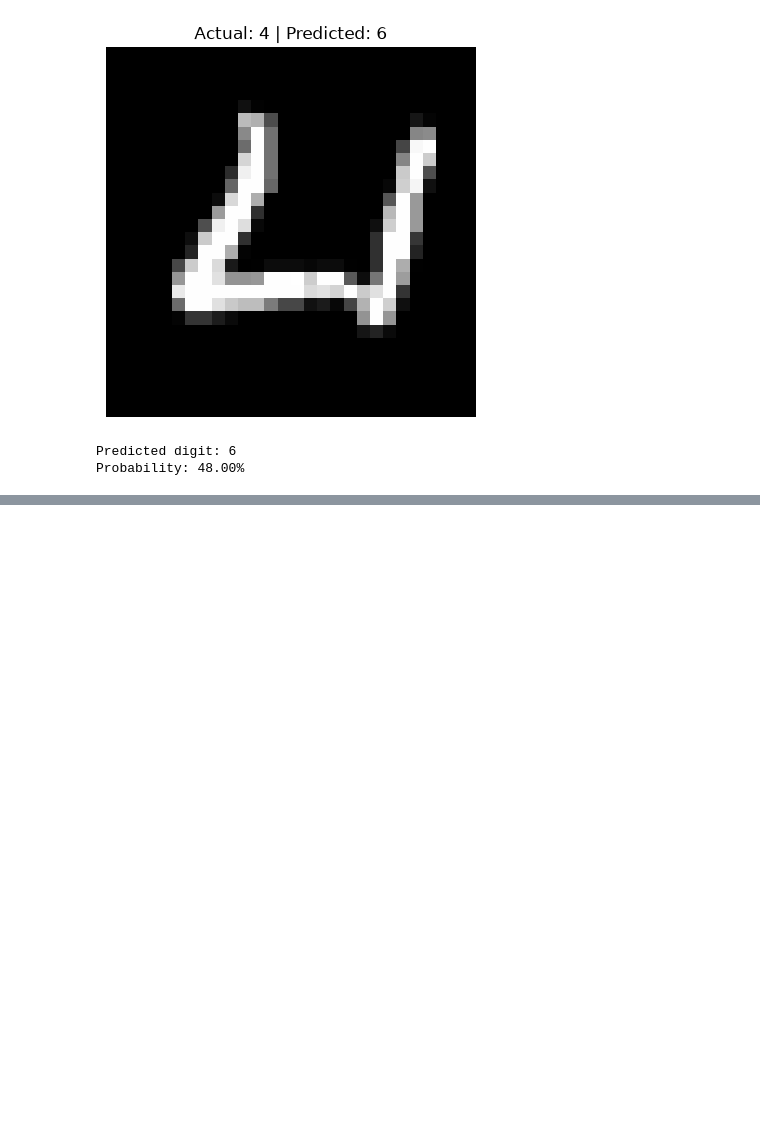
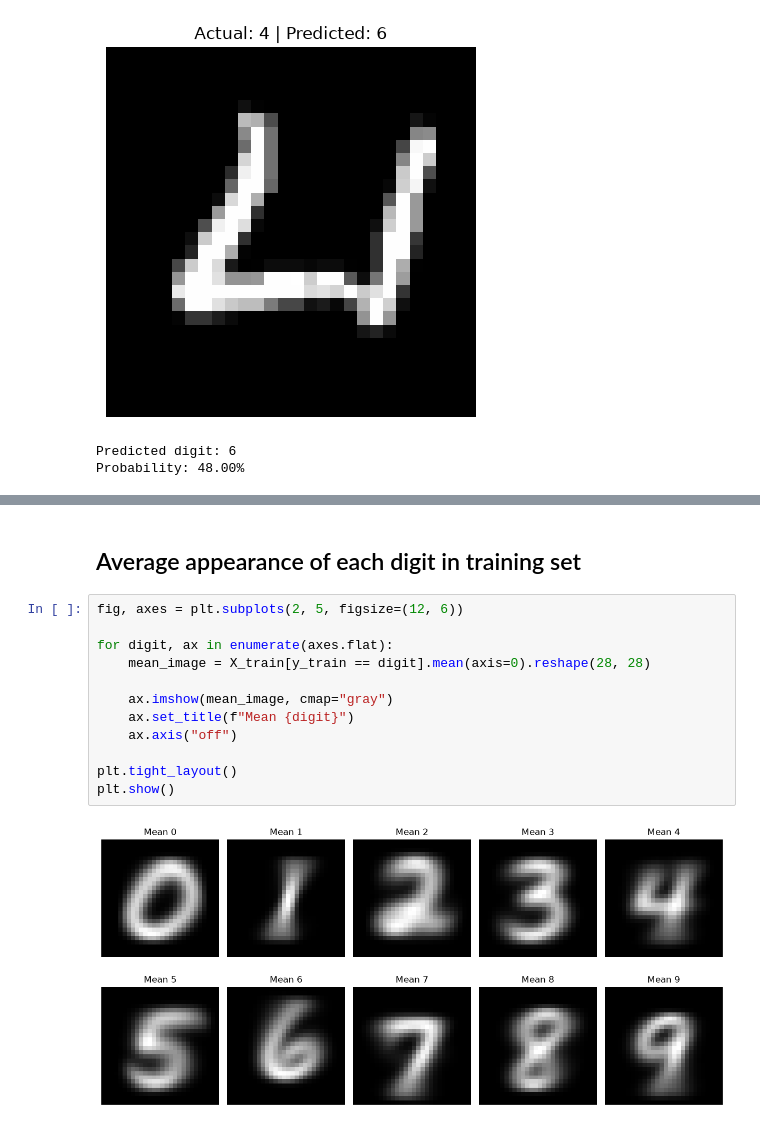
Before and after one commit to aditya-jyrj/ising-rl, a Jupyter notebook: logistic_regression/regularisation.ipynb, the cells around one changed output, grey strips where cells are left out. Cells and saved outputs as stored; diff of their text form; blank space fills up the shorter version.

```diff
--- a/logistic_regression/regularisation.ipynb
+++ b/logistic_regression/regularisation.ipynb
@@ -214,0 +242,16 @@ Probability: 48.00%
+# %% [markdown]
+## Average appearance of each digit in training set
+# %%
+fig, axes = plt.subplots(2, 5, figsize=(12, 6))
+
+for digit, ax in enumerate(axes.flat):
+    mean_image = X_train[y_train == digit].mean(axis=0).reshape(28, 28)
+
+    ax.imshow(mean_image, cmap="gray")
+    ax.set_title(f"Mean {digit}")
+    ax.axis("off")
+
+plt.tight_layout()
+plt.show()
+# %% [output]
+[figure, added]
```
Also changed, not shown: parts of 7 cells of this notebook, 1 other file.
